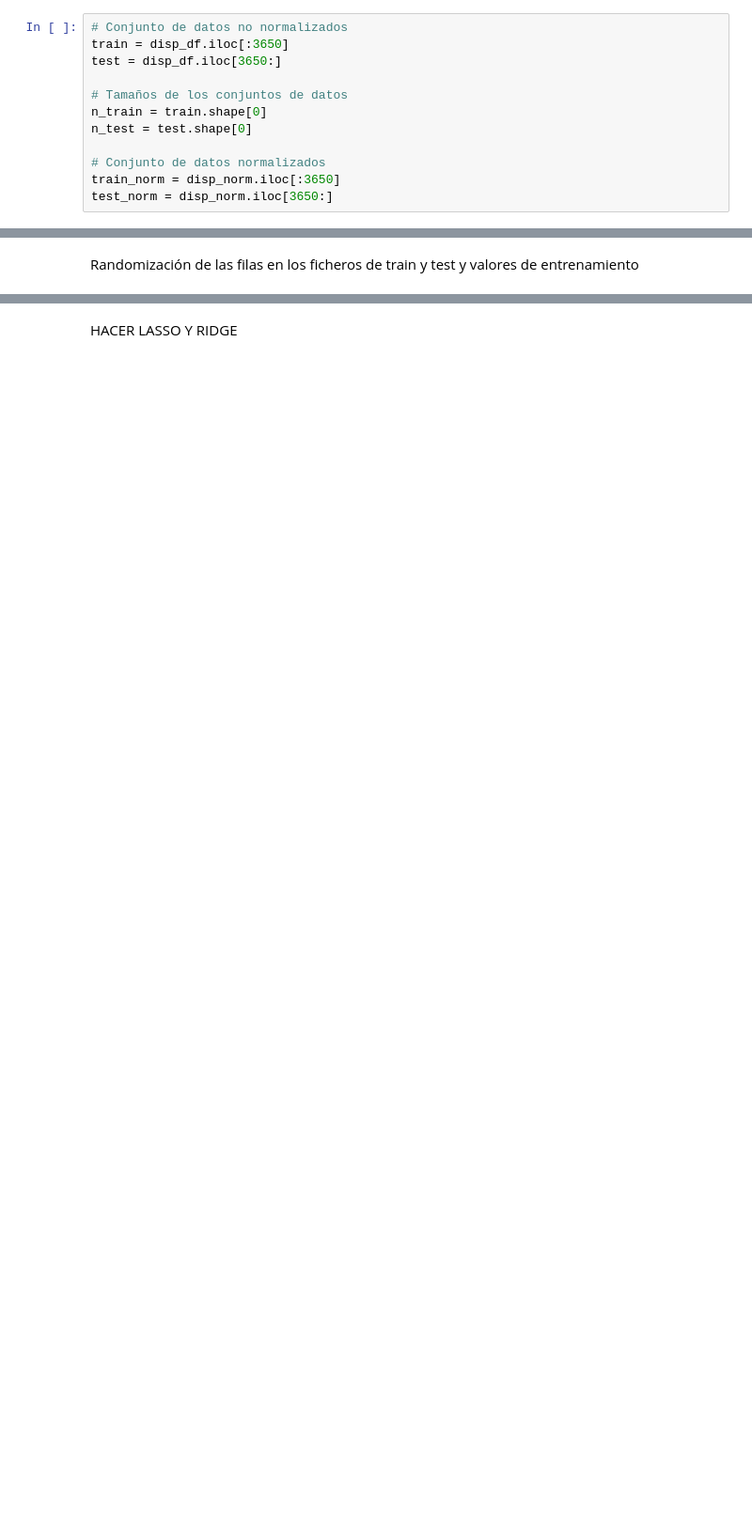
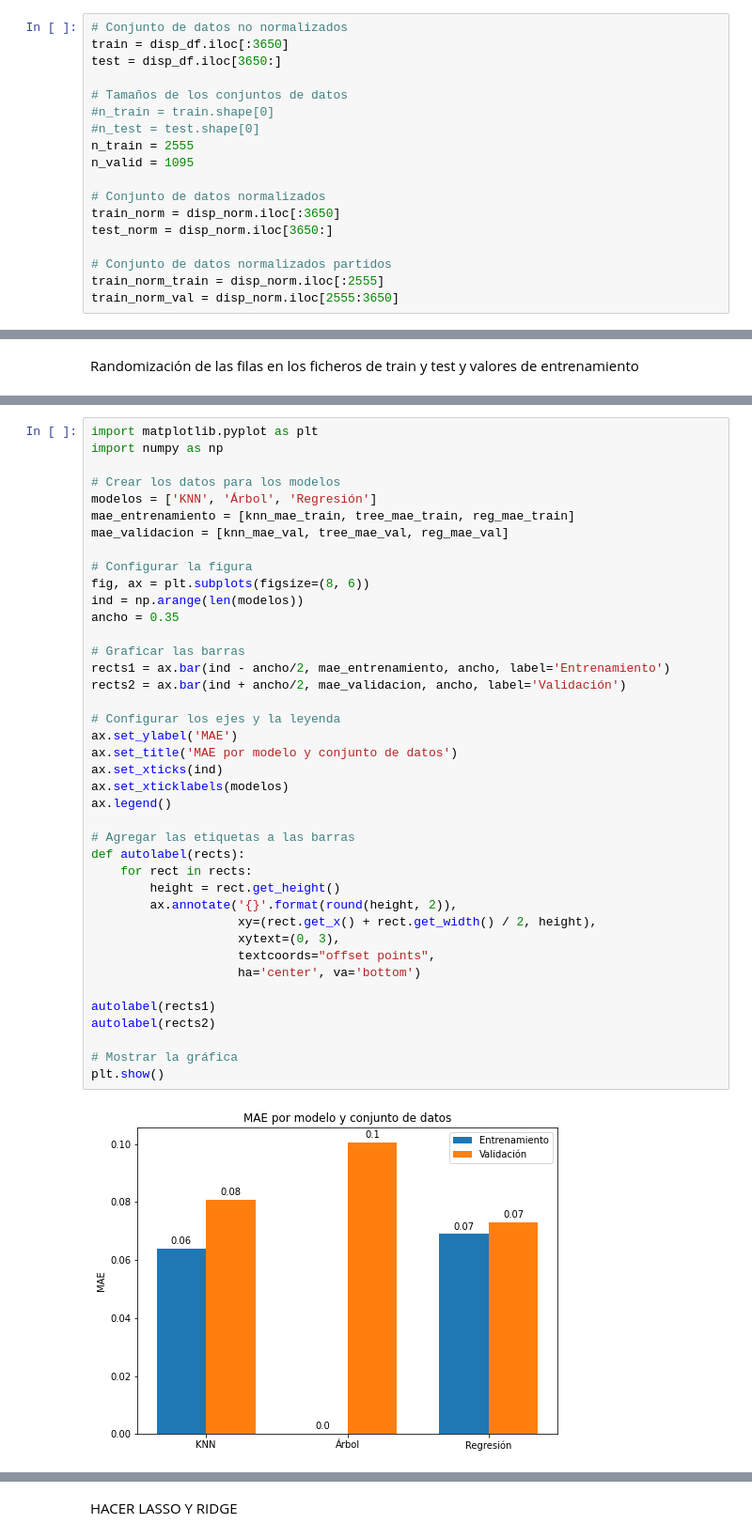
Before and after one commit to navas017/Grupo40-Practica1, a Jupyter notebook: Practica1.ipynb, the cells around one changed output, grey strips where cells are left out. Shown at 94% size. Saved outputs shown, nothing was run; the diff lists cells and outputs as text; blank space fills up the shorter version.

```diff
--- a/Practica1.ipynb
+++ b/Practica1.ipynb
@@ -74,12 +81,18 @@ train = disp_df.iloc[:3650]
 test = disp_df.iloc[3650:]
 
 # Tamaños de los conjuntos de datos
-n_train = train.shape[0]
-n_test = test.shape[0]
+#n_train = train.shape[0]
+#n_test = test.shape[0]
+n_train = 2555
+n_valid = 1095
 
 # Conjunto de datos normalizados
 train_norm = disp_norm.iloc[:3650]
 test_norm = disp_norm.iloc[3650:]
+
+# Conjunto de datos normalizados partidos
+train_norm_train = disp_norm.iloc[:2555]
+train_norm_val = disp_norm.iloc[2555:3650]
 # %% [markdown]
 Predefined Split para optimización de parámetros
 # %%
@@ -230,0 +240,42 @@ Gráfica comparativa del Tiempo de entrenamiento
+# %%
+import matplotlib.pyplot as plt
+import numpy as np
+
+# Crear los datos para los modelos
+modelos = ['KNN', 'Árbol', 'Regresión']
+mae_entrenamiento = [knn_mae_train, tree_mae_train, reg_mae_train]
+mae_validacion = [knn_mae_val, tree_mae_val, reg_mae_val]
+
+# Configurar la figura
+fig, ax = plt.subplots(figsize=(8, 6))
+ind = np.arange(len(modelos))
+ancho = 0.35
+
+# Graficar las barras
+rects1 = ax.bar(ind - ancho/2, mae_entrenamiento, ancho, label='Entrenamiento')
+rects2 = ax.bar(ind + ancho/2, mae_validacion, ancho, label='Validación')
+
+# Configurar los ejes y la leyenda
+ax.set_ylabel('MAE')
+ax.set_title('MAE por modelo y conjunto de datos')
+ax.set_xticks(ind)
+ax.set_xticklabels(modelos)
+ax.legend()
+
+# Agregar las etiquetas a las barras
+def autolabel(rects):
+    for rect in rects:
+        height = rect.get_height()
+        ax.annotate('{}'.format(round(height, 2)),
+                    xy=(rect.get_x() + rect.get_width() / 2, height),
+                    xytext=(0, 3),
+                    textcoords="offset points",
+                    ha='center', va='bottom')
+
+autolabel(rects1)
+autolabel(rects2)
+
+# Mostrar la gráfica
+plt.show()
+# %% [output]
+[figure, added]
```
Also changed, not shown: parts of 74 cells of this notebook.
